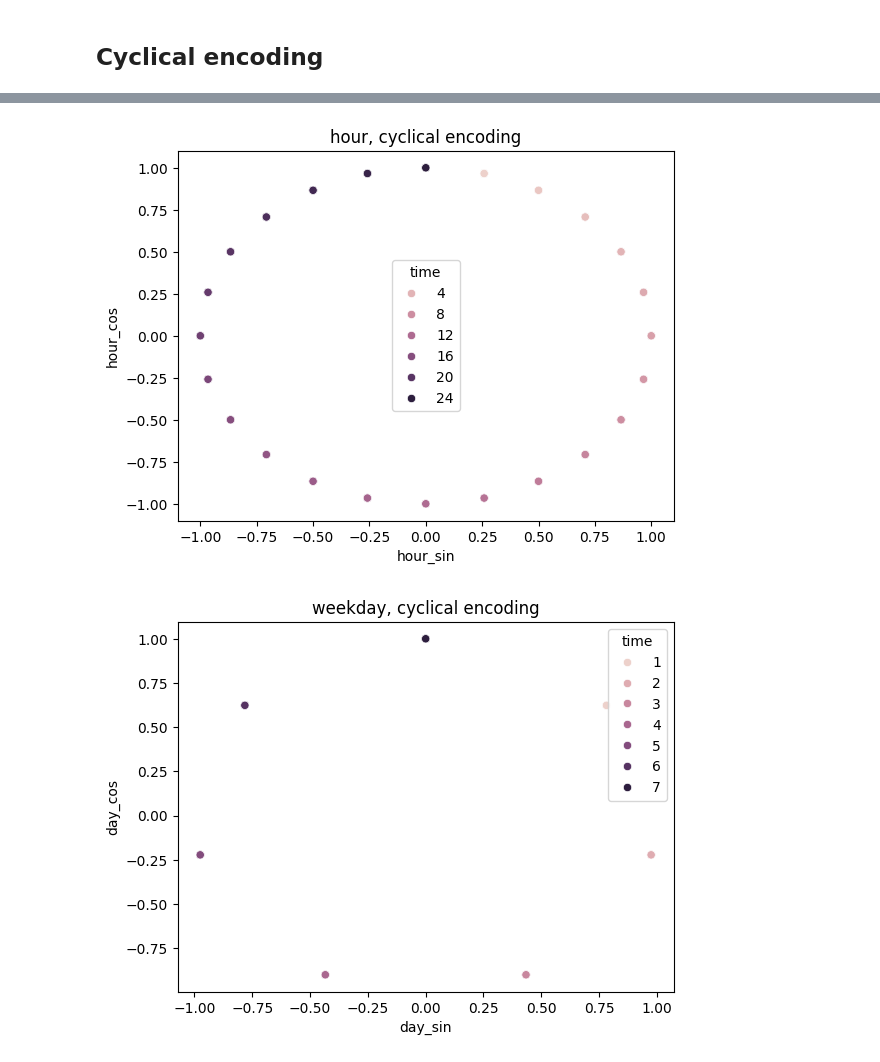
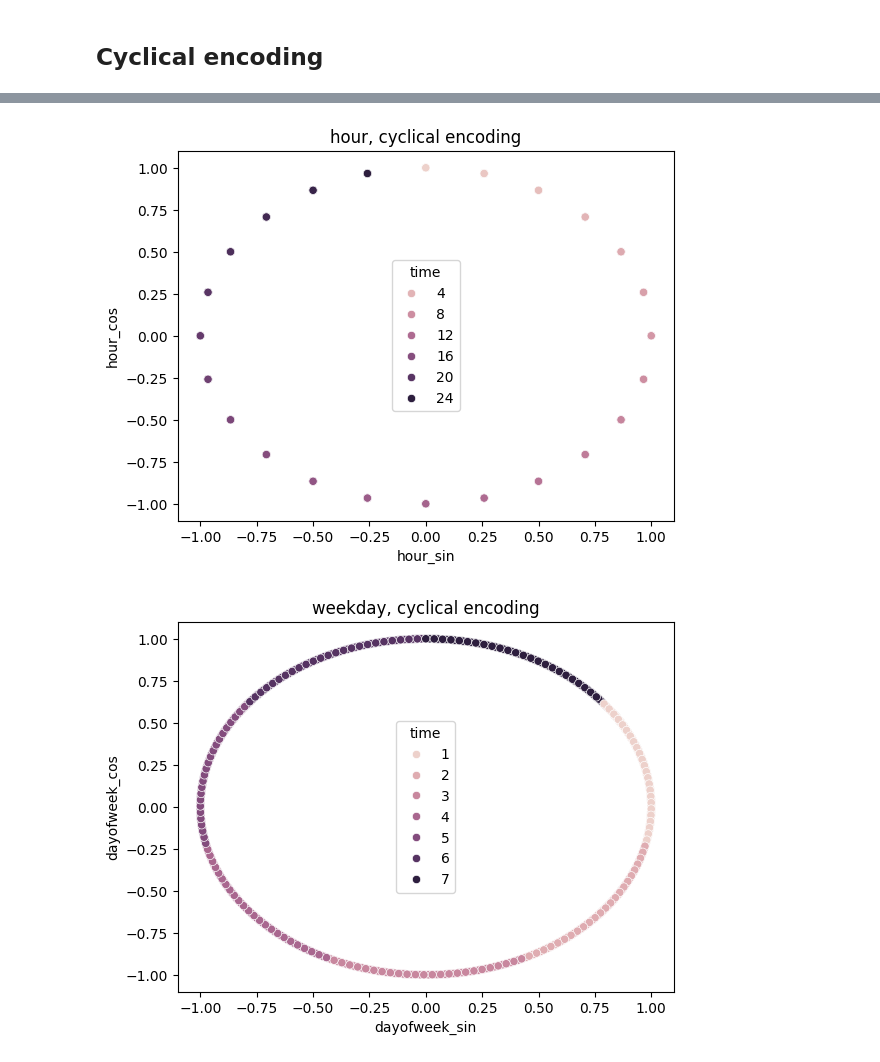
Before and after one commit to AhmetZamanis/DeepLearningEnergyForecasting, a Jupyter notebook: 3.0_FeatureEngineering.ipynb, the cells around one changed output, grey strips where cells are left out. Saved outputs shown, nothing was run; the diff lists cells and outputs as text; code cells hidden in the pictures.

```diff
--- a/3.0_FeatureEngineering.ipynb
+++ b/3.0_FeatureEngineering.ipynb
@@ -90,3 +61,22 @@ df["biyear_cos2"] = np.cos(2 * np.pi * df["trend"] / p * 2)
+# %%
+# Add time columns
+
+# Trend
+df["trend"] = df.index.values
+
+# One Fourier pair for each of the strong frequencies
+
+# Bi-yearly frequency
+df["biyearly_sin"] = np.sin(2 * np.pi * df["trend"] / p * 2)
+df["biyearly_cos"] = np.cos(2 * np.pi * df["trend"] / p * 2)
+
+# Weekly frequency
+df["dayofweek_sin"] = np.sin(2 * np.pi * df["trend"] / p * 52)
+df["dayofweek_cos"] = np.cos(2 * np.pi * df["trend"] / p * 52)
+
+# Daily frequency
+df["hour_sin"] = np.sin(2 * np.pi * df["trend"] / p * 365)
+df["hour_cos"] = np.cos(2 * np.pi * df["trend"] / p * 365)
 # %%
 df
 # %% [output]
@@ -106,10 +96,12 @@ df
 # %%
+hourofday = df.time.dt.hour + 1
 _ = sns.scatterplot(x = df.hour_sin, y = df.hour_cos, hue = hourofday)
 _ = plt.title("hour, cyclical encoding")
 # %% [output]
-[figure, old version]
+[figure, new version]
 # %%
-_ = sns.scatterplot(x = df.day_sin, y = df.day_cos, hue = dayofweek)
+dayofweek = df.time.dt.dayofweek + 1
+_ = sns.scatterplot(x = df.dayofweek_sin, y = df.dayofweek_cos, hue = dayofweek)
 _ = plt.title("weekday, cyclical encoding")
 # %% [output]
-[figure, old version]
+[figure, new version]
```
Also changed, not shown: parts of 6 cells of this notebook, 1 other file.
